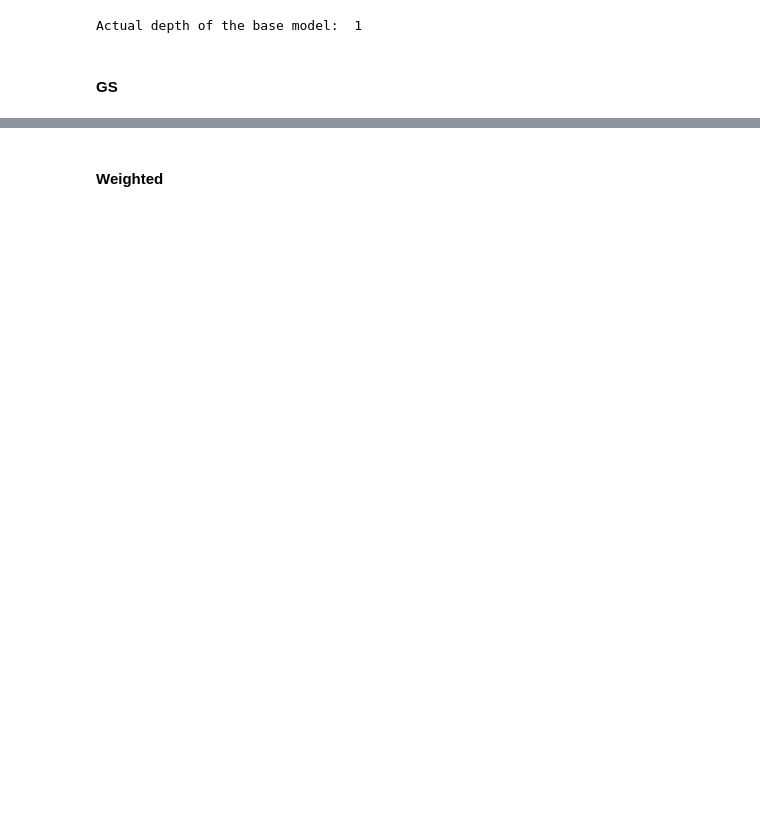
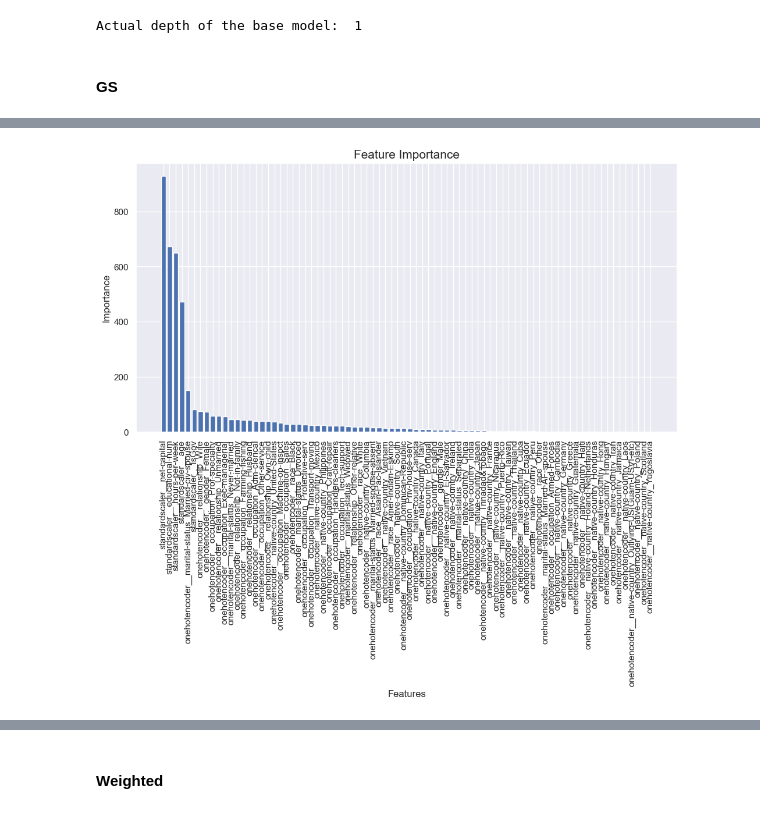
Before and after one commit to mikemenj/Assignments, a Jupyter notebook: Project_2_Part_4.ipynb, the cells around one changed output, grey strips where cells are left out. Saved outputs shown, nothing was run; the diff lists cells and outputs as text; code cells hidden in the pictures; blank space fills up the shorter version.

```diff
--- a/Project_2_Part_4.ipynb
+++ b/Project_2_Part_4.ipynb
@@ -953,11 +951,11 @@ param_grid = {
 # Instantiate and fit gradient boosting classifier
 model = LGBMClassifier(random_state=42)
 model_pipe = make_pipeline(cols_transformer,model)
-model_pipe = GridSearchCV(model_pipe, param_grid, verbose =2)
+model_pipe_gs = GridSearchCV(model_pipe, param_grid, verbose =2)
 # %%
 %%time
-model_pipe.fit(X_train, y_train[target].values.ravel())
-classification_metrics(model_pipe)
+model_pipe_gs.fit(X_train, y_train[target].values.ravel())
+classification_metrics(model_pipe_gs)
 # %% [output]
 Fitting 5 folds for each of 45 candidates, totalling 225 fits
 [CV] END lgbmclassifier__learning_rate=0.1, lgbmclassifier__max_depth=1, lgbmclassifier__n_estimators=100; total time=   0.1s
@@ -981,0 +980,29 @@ Wall time: 1min 46s
+# %%
+best_model = model_pipe_gs.best_estimator_
+
+# Retrieve feature importances from the best model
+feature_importance = best_model.named_steps['lgbmclassifier'].feature_importances_
+
+# Get feature names from the columns in cols_transformer
+feature_names = model_pipe.named_steps['columntransformer'].get_feature_names_out()
+
+# Create a dictionary of feature names and their importance values
+feature_importance_dict = dict(zip(feature_names, feature_importance))
+
+# Sort the feature importance dictionary by importance values
+sorted_feature_importance_dict = dict(sorted(feature_importance_dict.items(), key=lambda x: x[1], reverse=True))
+
+# Convert the sorted feature importance dictionary to lists
+sorted_feature_names = list(sorted_feature_importance_dict.keys())
+sorted_feature_importance = list(sorted_feature_importance_dict.values())
+
+# Create a bar plot of feature importance
+plt.figure(figsize=(12, 6))
+plt.bar(sorted_feature_names, sorted_feature_importance)
+plt.title('Feature Importance', fontsize=15)
+plt.xlabel('Features', fontsize=12)
+plt.ylabel('Importance', fontsize=12)
+plt.xticks(rotation=90)
+plt.show()
+# %% [output]
+[figure, added]
```
Also changed, not shown: parts of 32 cells of this notebook.
